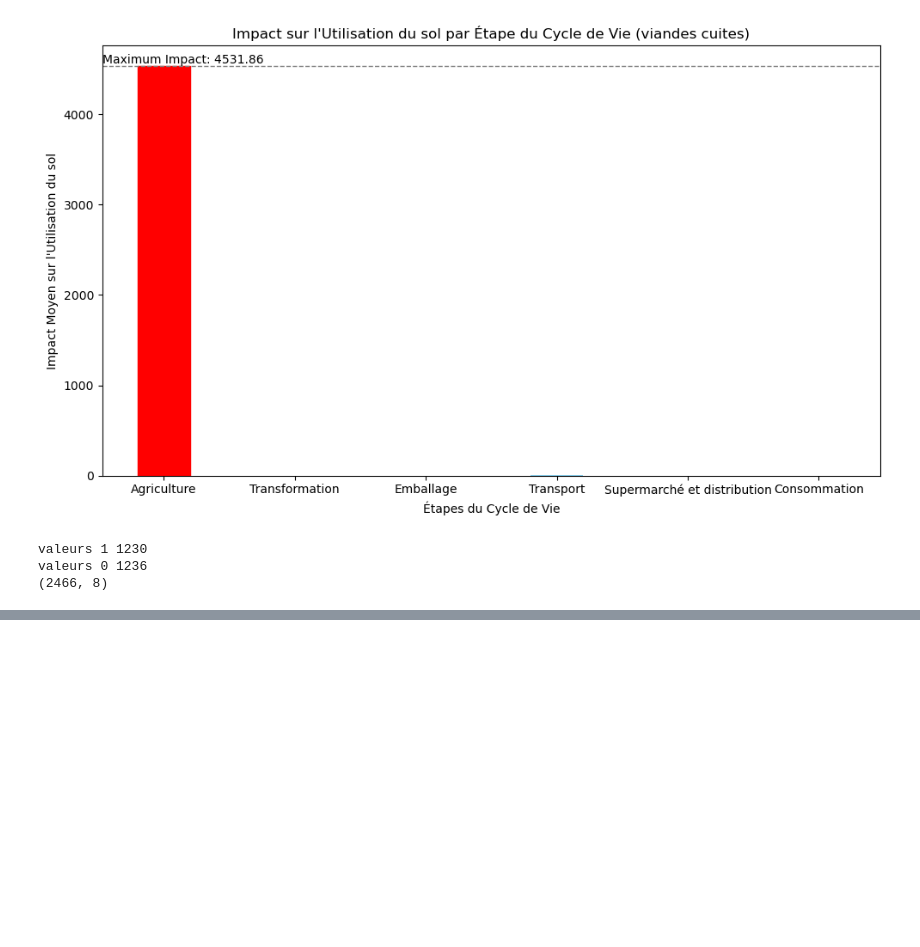
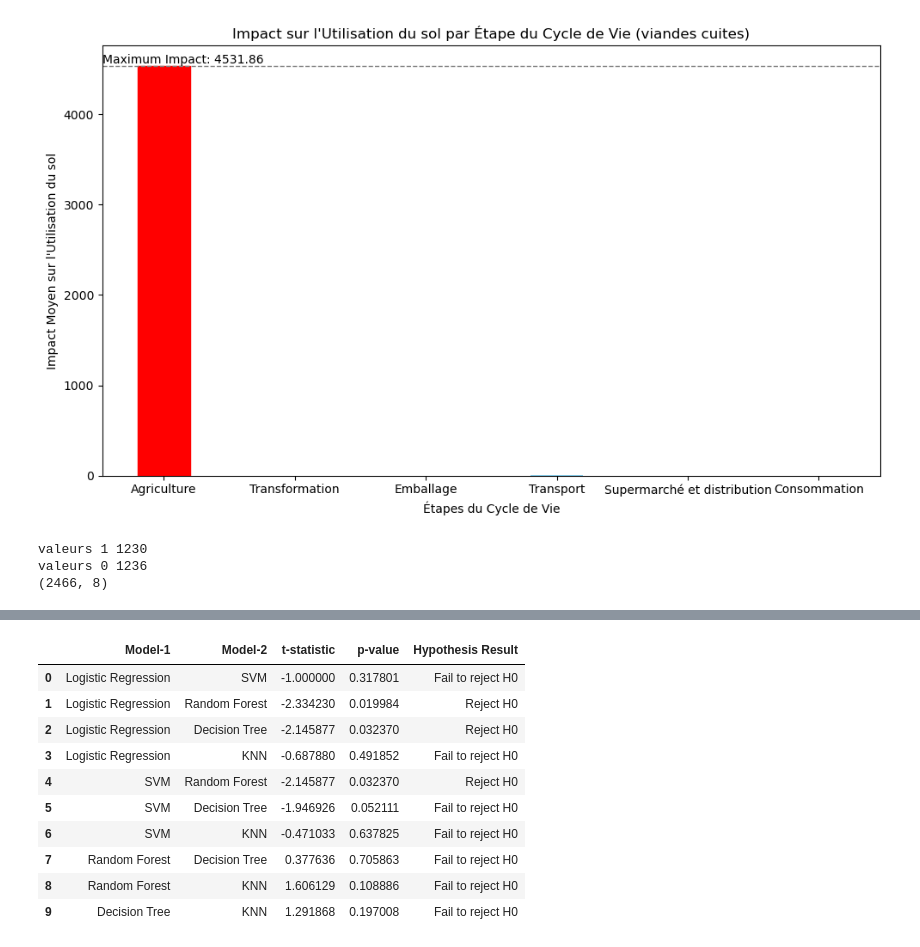
Before and after one commit to ZHANGzhile/DALAS, a Jupyter notebook: projet/Projet-idee copy.ipynb, the cells around one changed output, grey strips where cells are left out. Drawn from its saved outputs; the diff is of its cells as text; code cells hidden in the pictures; blank space fills up the shorter version.

```diff
--- a/projet/Projet-idee copy.ipynb
+++ b/projet/Projet-idee copy.ipynb
@@ -1196,0 +1288,17 @@ Utilisation du sol                                  9.694080e-03
+# %%
+# KNN
+from sklearn.neighbors import KNeighborsClassifier
+
+# Création du modèle KNN
+knn_model = KNeighborsClassifier()
+
+# Entraînement du modèle
+knn_model.fit(X_train, y_train)
+
+# Prédiction sur l'ensemble de test
+y_pred_knn = knn_model.predict(X_test)
+
+precision_knn = np.where(y_test == y_pred_knn, 1, 0)
+
+# Affichage des résultats
+# display_results(knn_model, X_test, y_test, y_pred_knn, colonnes_selectionnees)
@@ -1196,0 +1349,50 @@ Utilisation du sol                                  9.694080e-03
+# %%
+from scipy.stats import ttest_rel
+from sklearn.metrics import precision_score
+import pandas as pd
+
+model_names = ["Logistic Regression", "SVM", "Random Forest", "Decision Tree", "KNN"]
+
+# Calcul de la précision pour chaque modèle
+precisions = [precision_lr, precision_svm, precision_rf, precision_dt, precision_knn]
+
+# Calcul du test t de Student apparié pour chaque paire de modèles
+t_stats = []
+p_vals = []
+model1_list = []
+model2_list = []
+hypothesis_results = []
+alpha = 0.05
+for i in range(len(precisions)):
+    for j in range(i + 1, len(precisions)):
+        t_stat, p_val = ttest_rel(precisions[i], precisions[j])
+        model1_list.append(model_names[i])
+        model2_list.append(model_names[j])
+        t_stats.append(t_stat)
+        p_vals.append(p_val)
+        hypothesis_results.append("Reject H0" if p_val < alpha else "Fail to reject H0")
+
+# Création d'un DataFrame pour l'affichage
+df = pd.DataFrame(
+    {
+        "Model-1": model1_list,
+        "Model-2": model2_list,
+        "t-statistic": t_stats,
+        "p-value": p_vals,
+        "Hypothesis Result": hypothesis_results,
+    }
+)
+
+display(df)
+# %% [output]
+|  | Model-1 | Model-2 | t-statistic | p-value | Hypothesis Result |
+| 0 | Logistic Regression | SVM | -1.000000 | 0.317801 | Fail to reject H0 |
+| 1 | Logistic Regression | Random Forest | -2.334230 | 0.019984 | Reject H0 |
+| 2 | Logistic Regression | Decision Tree | -2.145877 | 0.032370 | Reject H0 |
+| 3 | Logistic Regression | KNN | -0.687880 | 0.491852 | Fail to reject H0 |
+| 4 | SVM | Random Forest | -2.145877 | 0.032370 | Reject H0 |
+| 5 | SVM | Decision Tree | -1.946926 | 0.052111 | Fail to reject H0 |
+| 6 | SVM | KNN | -0.471033 | 0.637825 | Fail to reject H0 |
+| 7 | Random Forest | Decision Tree | 0.377636 | 0.705863 | Fail to reject H0 |
+| 8 | Random Forest | KNN | 1.606129 | 0.108886 | Fail to reject H0 |
+| 9 | Decision Tree | KNN | 1.291868 | 0.197008 | Fail to reject H0 |
```
Also changed, not shown: parts of 12 cells of this notebook, 4 other files.
